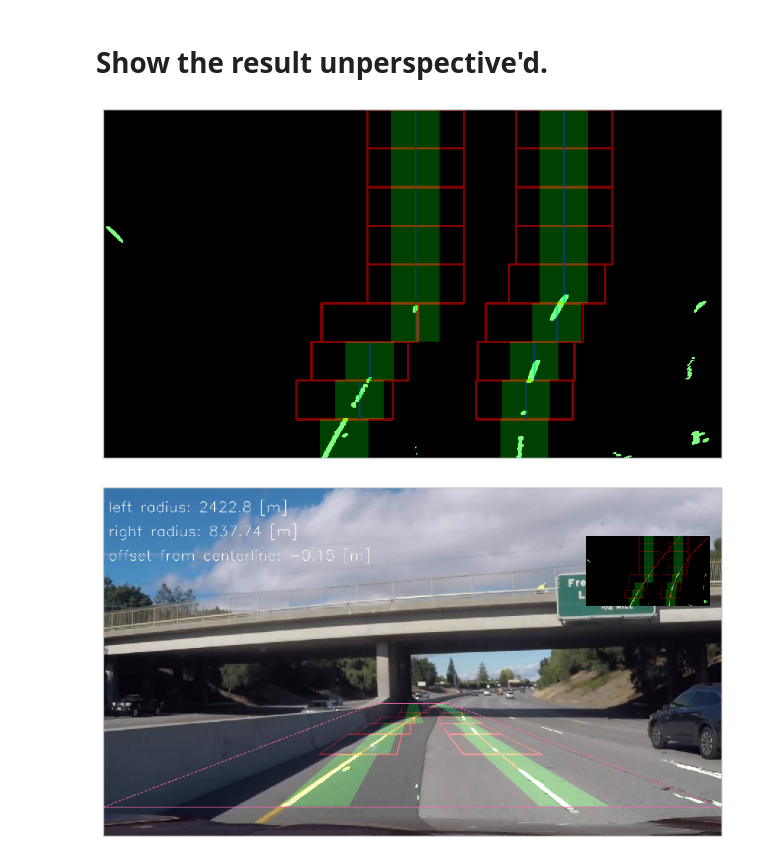
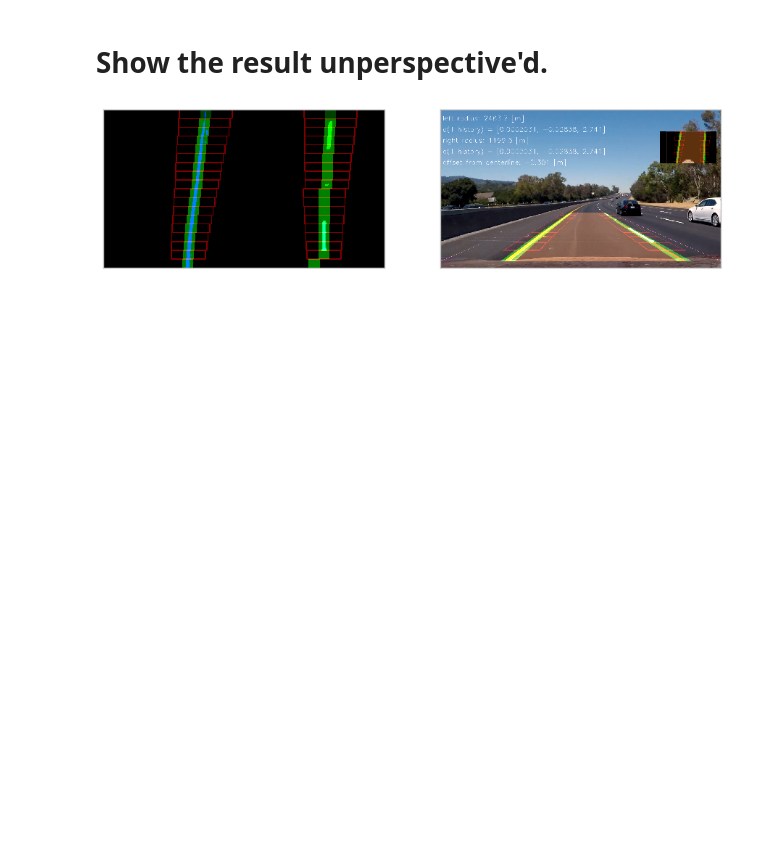
Before and after one commit to tsbertalan/laneLines, a Jupyter notebook: Lane Lines Pipeline.ipynb, the cells around one changed output. Cells and saved outputs as stored; diff of their text form; code cells hidden in the pictures; blank space fills up the shorter version.

```diff
--- a/Lane Lines Pipeline.ipynb
+++ b/Lane Lines Pipeline.ipynb
@@ -16,7 +16,8 @@ undistort.fit(glob('camera_cal/*.jpg'))
 A Jupyter Widget
 # %%
 # Load video
-fpath = 'challenge_video.mp4'
+videoPrefix = 'project'
+fpath = '%s_video.mp4' % videoPrefix
 import skvideo.io
 reader = skvideo.io.FFmpegReader(fpath)
 frames = []
@@ -97,19 +87,20 @@ Wall time: 6.45 s
 # Show the result unperspective'd.
 # %%
 reload(laneFindingPipeline)
-laneFinder = laneFindingPipeline.LaneFinder(undistort)
-frame = frames[100]
+laneFinder = laneFindingPipeline.LaneFinder(undistort=undistort)
+frame = frames[1100]
 
 # warped = laneFinder.perspective(laneFinder.undistort(frame))
 # hls = cv2.cvtColor(frame, cv2.COLOR_RGB2HLS)
 # show(hls[:, :, 2])
 
+fig, (ax, bx) = plt.subplots(ncols=2)
+
 repro = laneFinder.preprocess(frame, color=True)
-painted = laneFinder.initialDiscovery.paintCentroids(laneFinder.preprocess(frame, color=False))
+painted = laneFinder.markingFinder.paint(laneFinder.preprocess(frame, color=False))
 composite = cv2.addWeighted(repro, 1, painted, 0.5, 0)
-show(composite);
+show(composite, ax=ax);
 
-fig, ax = show(laneFinder.draw(frame, showTrapezoid=True, showLane=False), clearTicks=True);
+show(laneFinder.draw(frame, showTrapezoid=True, showLane=True), ax=bx);
 # %% [output]
-[figure, old version]
+[figure, new version]
-[figure, removed]
```
Also changed, not shown: parts of 17 cells of this notebook, 12 other files.
